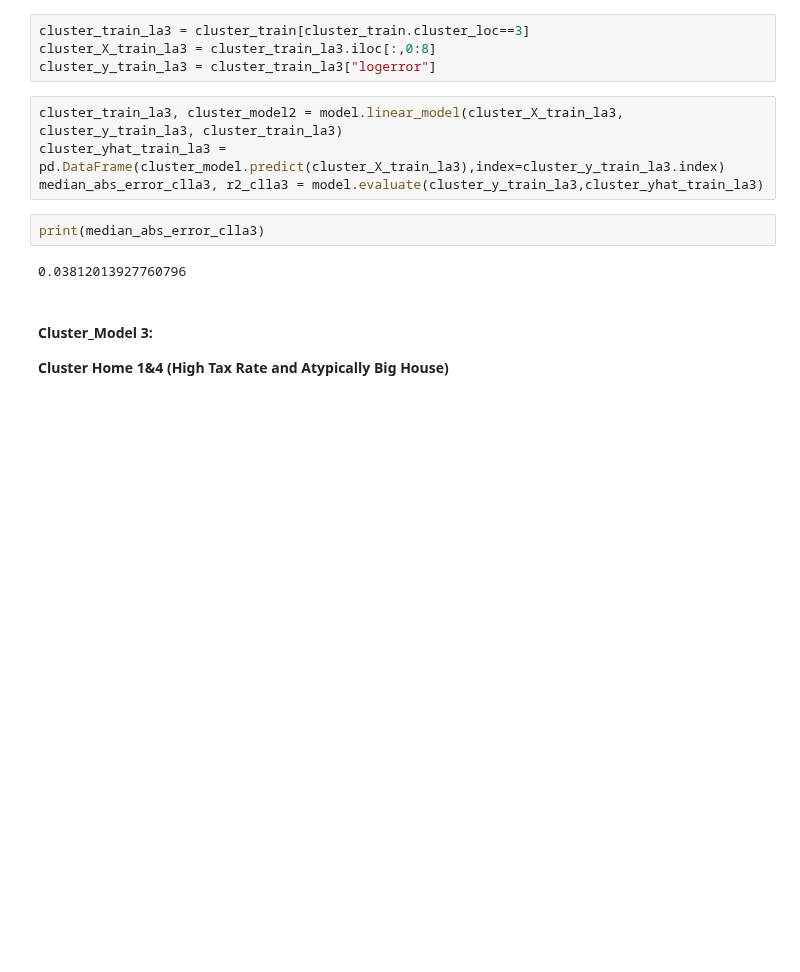
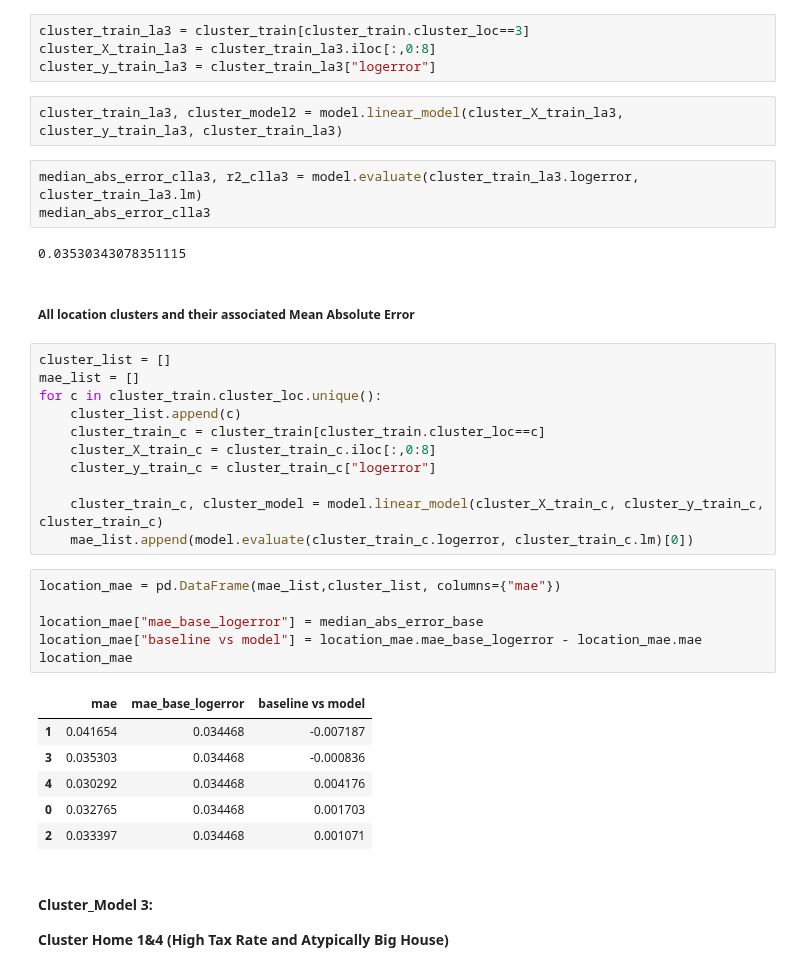
Before and after one commit to RainierCluster/zillow-cluster, a Jupyter notebook: reduce_zillow_logerror.ipynb, the cells around one changed output. Cells and saved outputs as stored; diff of their text form; blank space fills up the shorter version.

```diff
--- a/reduce_zillow_logerror.ipynb
+++ b/reduce_zillow_logerror.ipynb
@@ -723,12 +722,37 @@ cluster_X_train_la3 = cluster_train_la3.iloc[:,0:8]
 cluster_y_train_la3 = cluster_train_la3["logerror"]
 # %%
 cluster_train_la3, cluster_model2 = model.linear_model(cluster_X_train_la3, cluster_y_train_la3, cluster_train_la3)
-cluster_yhat_train_la3 = pd.DataFrame(cluster_model.predict(cluster_X_train_la3),index=cluster_y_train_la3.index)
-median_abs_error_clla3, r2_clla3 = model.evaluate(cluster_y_train_la3,cluster_yhat_train_la3)
-# %%
-print(median_abs_error_clla3)
-# %% [output]
-0.03812013927760796
+# %%
+median_abs_error_clla3, r2_clla3 = model.evaluate(cluster_train_la3.logerror, cluster_train_la3.lm)
+median_abs_error_clla3
+# %% [output]
+0.03530343078351115
+# %% [markdown]
+##### All location clusters and their associated Mean Absolute Error
+# %%
+cluster_list = []
+mae_list = []
+for c in cluster_train.cluster_loc.unique():
+    cluster_list.append(c)
+    cluster_train_c = cluster_train[cluster_train.cluster_loc==c]
+    cluster_X_train_c = cluster_train_c.iloc[:,0:8]
+    cluster_y_train_c = cluster_train_c["logerror"]
+
+    cluster_train_c, cluster_model = model.linear_model(cluster_X_train_c, cluster_y_train_c, cluster_train_c)
+    mae_list.append(model.evaluate(cluster_train_c.logerror, cluster_train_c.lm)[0])
+# %%
+location_mae = pd.DataFrame(mae_list,cluster_list, columns={"mae"})
+
+location_mae["mae_base_logerror"] = median_abs_error_base
+location_mae["baseline vs model"] = location_mae.mae_base_logerror - location_mae.mae
+location_mae
+# %% [output]
+|  | mae | mae_base_logerror | baseline vs model |
+| 1 | 0.041654 | 0.034468 | -0.007187 |
+| 3 | 0.035303 | 0.034468 | -0.000836 |
+| 4 | 0.030292 | 0.034468 | 0.004176 |
+| 0 | 0.032765 | 0.034468 | 0.001703 |
+| 2 | 0.033397 | 0.034468 | 0.001071 |
 # %% [markdown]
 #### Cluster_Model 3:
 **Cluster Home 1&4 (High Tax Rate and Atypically Big House)**
```
Also changed, not shown: parts of 32 cells of this notebook.
